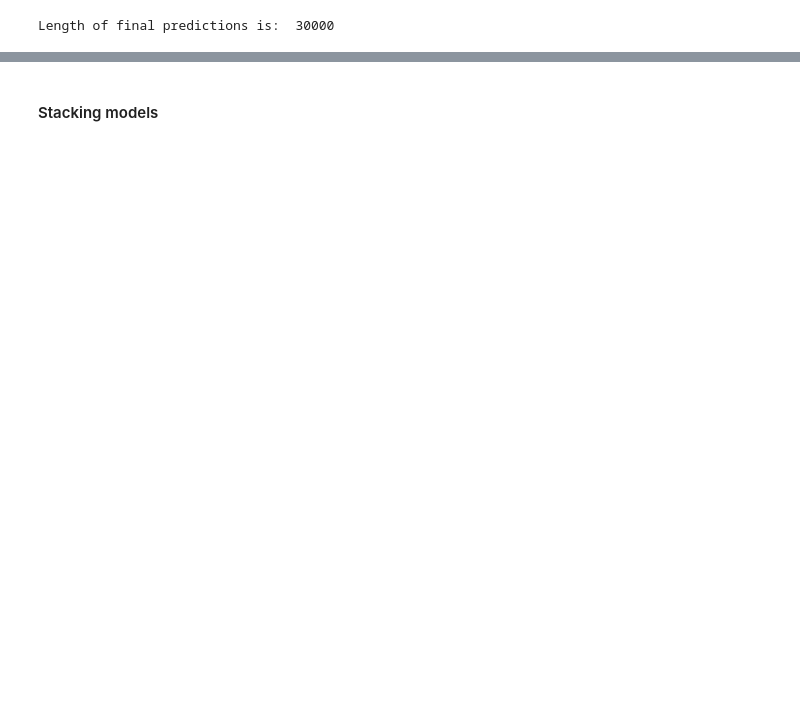
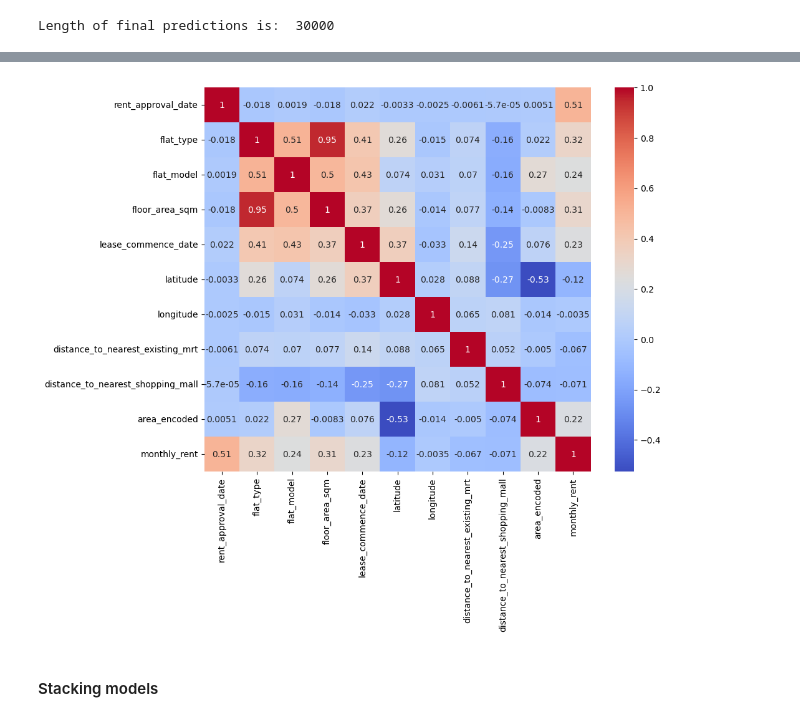
Before and after one commit to Andrewzhang217/CS5228, a Jupyter notebook: XGBoost_submission.ipynb, the cells around one changed output, grey strips where cells are left out. Cells and saved outputs as stored; diff of their text form; code cells hidden in the pictures; blank space fills up the shorter version.

```diff
--- a/XGBoost_submission.ipynb
+++ b/XGBoost_submission.ipynb
@@ -152,3 +182,38 @@ plt.show()
+# %%
+copy = X_train.drop(columns=['planning_area_ang mo kio', 'planning_area_bedok',
+       'planning_area_bishan', 'planning_area_bukit batok',
+       'planning_area_bukit merah', 'planning_area_bukit panjang',
+       'planning_area_bukit timah', 'planning_area_choa chu kang',
+       'planning_area_clementi', 'planning_area_downtown core',
+       'planning_area_geylang', 'planning_area_hougang',
+       'planning_area_jurong east', 'planning_area_jurong west',
+       'planning_area_kallang', 'planning_area_marine parade',
+       'planning_area_novena', 'planning_area_outram',
+       'planning_area_pasir ris', 'planning_area_punggol',
+       'planning_area_queenstown', 'planning_area_rochor',
+       'planning_area_sembawang', 'planning_area_sengkang',
+       'planning_area_serangoon', 'planning_area_tampines',
+       'planning_area_toa payoh', 'planning_area_woodlands',
+       'planning_area_yishun',])
+training_data_raw = pd.read_csv('Datasets/train.csv')
+
+encoder = TargetEncoder()
+copy['area_encoded'] = encoder.fit_transform(training_data_raw['planning_area'], training_data_raw['monthly_rent'])
+
+copy['monthly_rent'] = training_data_raw['monthly_rent']
+
+corr = copy.corr()
+
+# Set up the matplotlib figure
+plt.figure(figsize=(10, 8))
+
+# Generate a heatmap
+sns.heatmap(corr, annot=True, cmap='coolwarm')
+
+# Show the plot
+plt.show()
+# %% [output]
+[figure, added]
 # %% [markdown]
 #### Stacking models
 # %%
```
Also changed, not shown: parts of 9 cells of this notebook.
